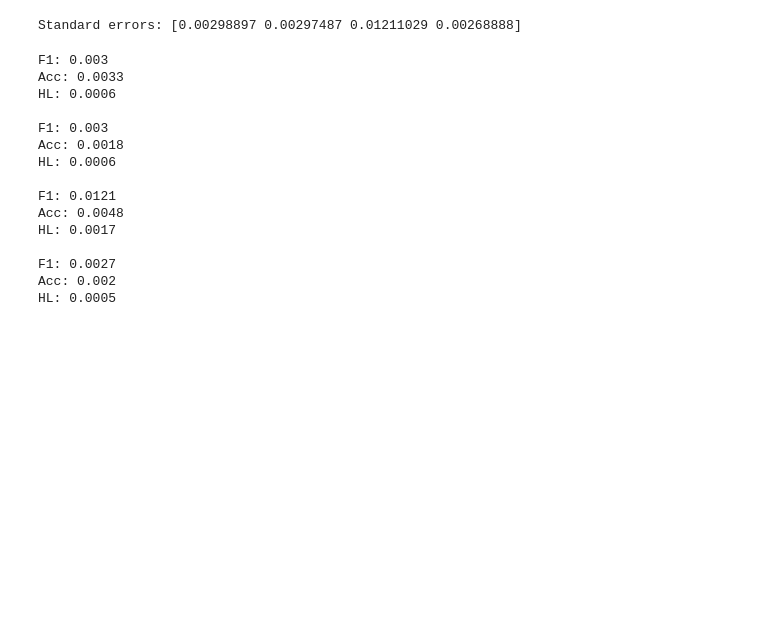
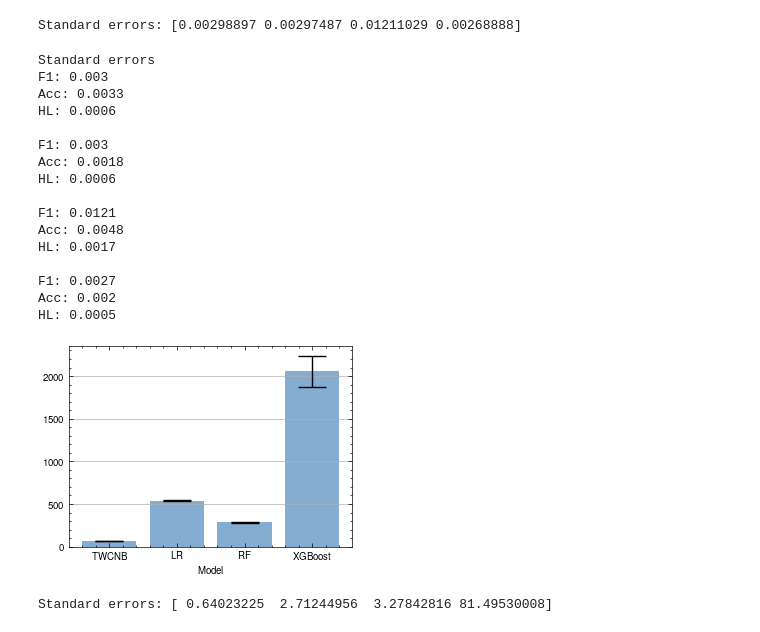
Before and after one commit to radovic/automatic-book-genre-classification, a Jupyter notebook: code/classification.ipynb, the cells around one changed output. Saved outputs shown, nothing was run; the diff lists cells and outputs as text; code cells hidden in the pictures; blank space fills up the shorter version.

```diff
--- a/code/classification.ipynb
+++ b/code/classification.ipynb
@@ -340,12 +340,14 @@ f1s = np.array([np.std(v) for v in models_scores_f1.values()]) / sqrt(len(list(m
 accs =  np.array([np.std(v) for v in models_scores_accuracy.values()]) / sqrt(len(list(models_scores_accuracy.values())[0]))
 hls = np.array([np.std(v) for v in models_scores_hamming.values()]) / sqrt(len(list(models_scores_hamming.values())[0]))
 
+print('Standard errors')
 for i in range(len(f1s)):
     print('F1:', round(f1s[i], 4))
     print('Acc:', round(accs[i], 4))
     print('HL:', round(hls[i], 4))
     print()
 # %% [output]
+Standard errors
 F1: 0.003
 Acc: 0.0033
 HL: 0.0006
@@ -361,3 +363,27 @@ HL: 0.0017
 F1: 0.0027
 Acc: 0.002
 HL: 0.0005
+# %%
+fig, ax = plt.subplots()
+X = list(range(len(mnb_scores['fit_time'])))
+Ys = [mnb_scores['fit_time'], lr_scores['fit_time'], rf_scores['fit_time'], xgboost_scores['fit_time']]
+
+models = ['TWCNB', 'LR', 'RF', 'XGBoost']
+xbar = np.arange(len(models))
+ybar = [v.mean() for v in Ys]
+stdev = [np.std(v) for v in Ys]
+ax.bar(xbar, ybar, yerr=stdev, align='center', alpha=0.5, ecolor='black', capsize=10)
+ax.set_xlabel('Model')
+# ax.set_ylabel('Mean fit time [s]')
+ax.set_xticks(xbar)
+ax.set_xticklabels(models_scores_f1.keys())
+ax.yaxis.grid(True)
+
+plt.tight_layout()
+plt.show()
+fig.savefig('../gfx/allgenrestimes.jpg', dpi=300)
+
+print('Standard errors:', np.array(stdev) / sqrt(len(list(models_scores_f1.values())[0])))
+# %% [output]
+[figure, added]
+Standard errors: [ 0.64023225  2.71244956  3.27842816 81.49530008]
```
Also changed, not shown: 7 other files.
